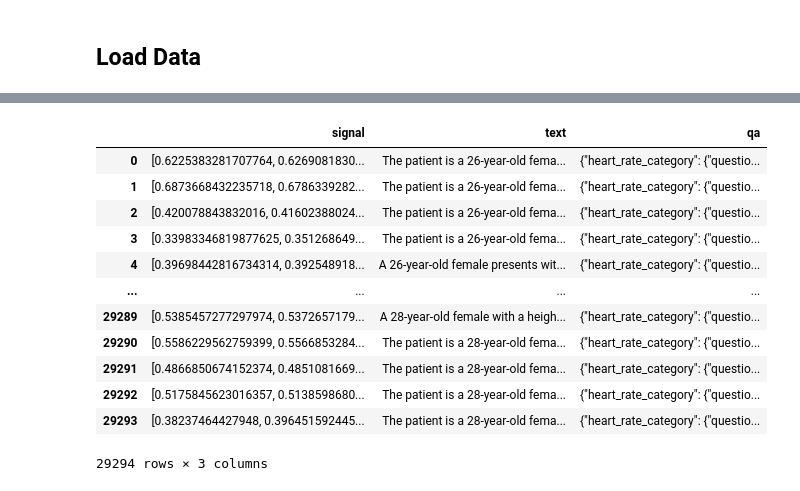
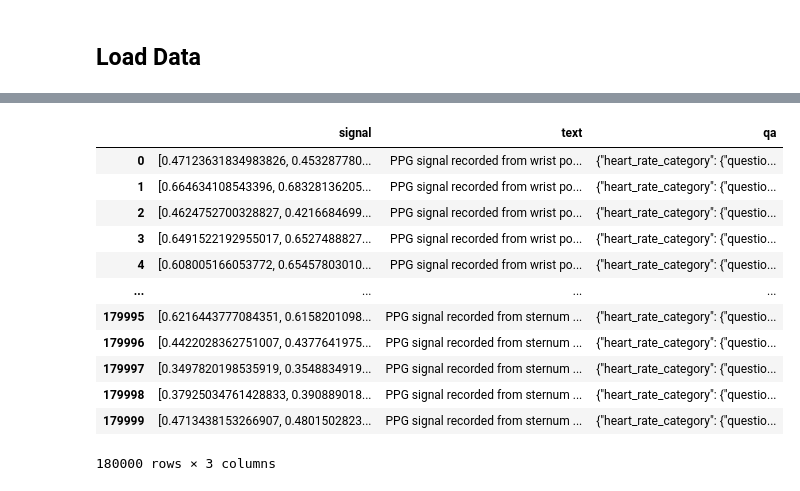
Before and after one commit to Brinkley97/PulseLM, a Jupyter notebook: experiments/explore_all_datasets.ipynb, the cells around one changed output, grey strips where cells are left out. Saved outputs shown, nothing was run; the diff lists cells and outputs as text; code cells hidden in the pictures.

```diff
--- a/experiments/explore_all_datasets.ipynb
+++ b/experiments/explore_all_datasets.ipynb
@@ -69,16 +91,16 @@ Loaded wildppg: 180000 samples
 # %%
-all_datasets['dalia']
+all_datasets['wildppg']
 # %% [output]
 |  | signal | text | qa |
-| 0 | [0.6225383281707764, 0.6269081830... | The patient is a 26-year-old fema... | {"heart_rate_category": {"questio... |
-| 1 | [0.6873668432235718, 0.6786339282... | The patient is a 26-year-old fema... | {"heart_rate_category": {"questio... |
-| 2 | [0.420078843832016, 0.41602388024... | The patient is a 26-year-old fema... | {"heart_rate_category": {"questio... |
-| 3 | [0.33983346819877625, 0.351268649... | The patient is a 26-year-old fema... | {"heart_rate_category": {"questio... |
-| 4 | [0.39698442816734314, 0.392548918... | A 26-year-old female presents wit... | {"heart_rate_category": {"questio... |
+| 0 | [0.47123631834983826, 0.453287780... | PPG signal recorded from wrist po... | {"heart_rate_category": {"questio... |
+| 1 | [0.664634108543396, 0.68328136205... | PPG signal recorded from wrist po... | {"heart_rate_category": {"questio... |
+| 2 | [0.4624752700328827, 0.4216684699... | PPG signal recorded from wrist po... | {"heart_rate_category": {"questio... |
+| 3 | [0.6491522192955017, 0.6527488827... | PPG signal recorded from wrist po... | {"heart_rate_category": {"questio... |
+| 4 | [0.608005166053772, 0.65457803010... | PPG signal recorded from wrist po... | {"heart_rate_category": {"questio... |
 | ... | ... | ... | ... |
-| 29289 | [0.5385457277297974, 0.5372657179... | A 28-year-old female with a heigh... | {"heart_rate_category": {"questio... |
-| 29290 | [0.5586229562759399, 0.5566853284... | The patient is a 28-year-old fema... | {"heart_rate_category": {"questio... |
-| 29291 | [0.4866850674152374, 0.4851081669... | The patient is a 28-year-old fema... | {"heart_rate_category": {"questio... |
-| 29292 | [0.5175845623016357, 0.5138598680... | The patient is a 28-year-old fema... | {"heart_rate_category": {"questio... |
-| 29293 | [0.38237464427948, 0.396451592445... | The patient is a 28-year-old fema... | {"heart_rate_category": {"questio... |
+| 179995 | [0.6216443777084351, 0.6158201098... | PPG signal recorded from sternum ... | {"heart_rate_category": {"questio... |
+| 179996 | [0.4422028362751007, 0.4377641975... | PPG signal recorded from sternum ... | {"heart_rate_category": {"questio... |
+| 179997 | [0.3497820198535919, 0.3548834919... | PPG signal recorded from sternum ... | {"heart_rate_category": {"questio... |
+| 179998 | [0.37925034761428833, 0.390889018... | PPG signal recorded from sternum ... | {"heart_rate_category": {"questio... |
+| 179999 | [0.4713438153266907, 0.4801502823... | PPG signal recorded from sternum ... | {"heart_rate_category": {"questio... |
-29294 rows × 3 columns
+180000 rows × 3 columns
```
Also changed, not shown: parts of 2 cells of this notebook.
